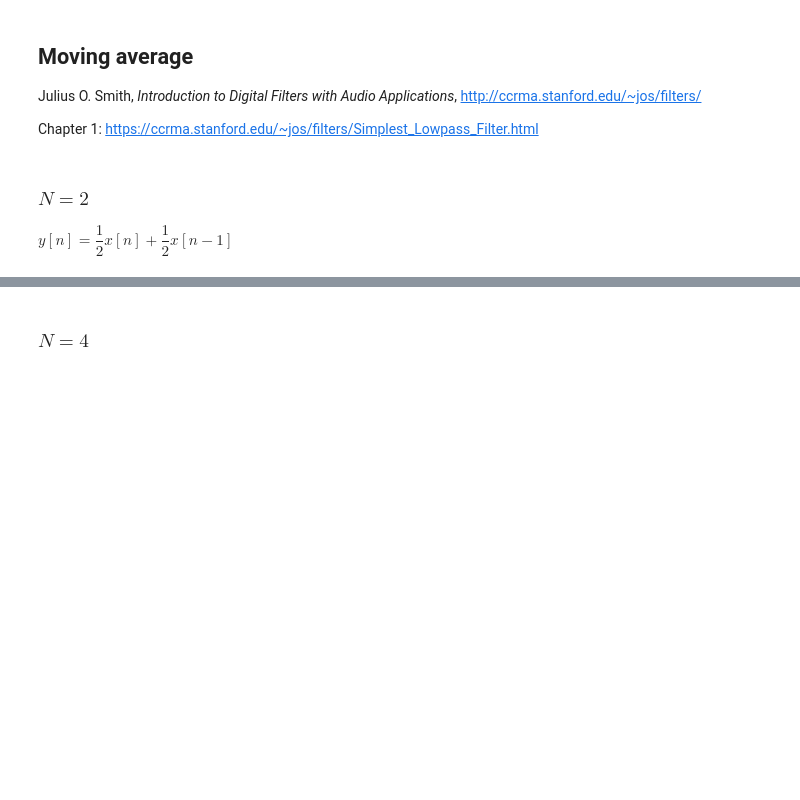
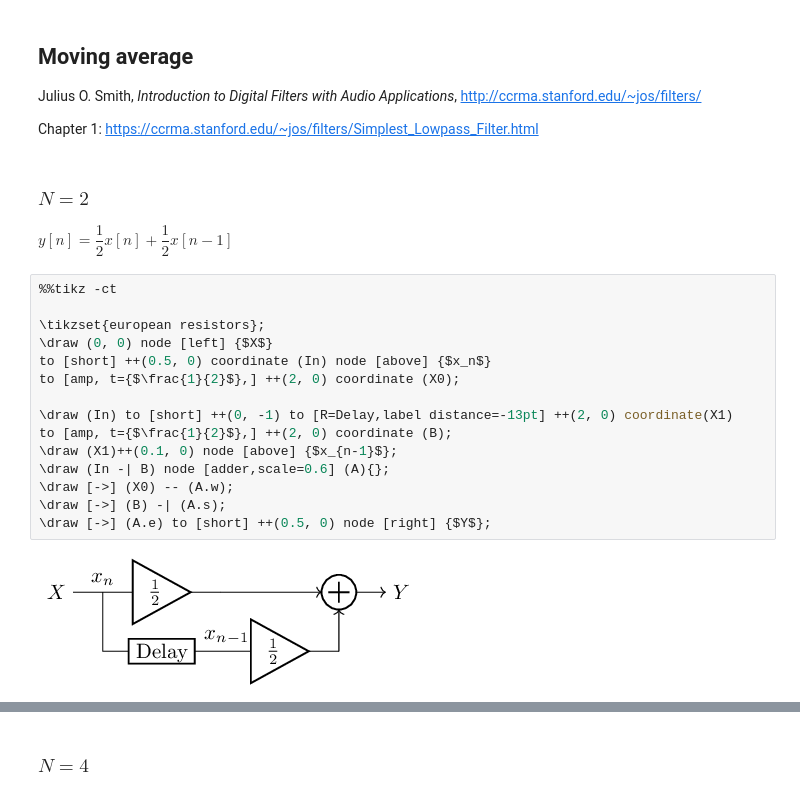
Before and after one commit to chenshuo/notes, a Jupyter notebook: dsp_labs/1-dlti.ipynb, the cells around one changed output, grey strips where cells are left out. Saved outputs shown, nothing was run; the diff lists cells and outputs as text; blank space fills up the shorter version.

```diff
--- a/dsp_labs/1-dlti.ipynb
+++ b/dsp_labs/1-dlti.ipynb
@@ -139,3 +185,20 @@ Chapter 1: https://ccrma.stanford.edu/~jos/filters/Simplest_Lowpass_Filter.html
 ### $N=2$
 
 $y[n] = \dfrac{1}{2}x[n]+\dfrac{1}{2}x[n-1]$
+# %%
+%%tikz -ct
+
+\tikzset{european resistors};
+\draw (0, 0) node [left] {$X$}
+to [short] ++(0.5, 0) coordinate (In) node [above] {$x_n$}
+to [amp, t={$\frac{1}{2}$},] ++(2, 0) coordinate (X0);
+
+\draw (In) to [short] ++(0, -1) to [R=Delay,label distance=-13pt] ++(2, 0) coordinate(X1)
+to [amp, t={$\frac{1}{2}$},] ++(2, 0) coordinate (B);
+\draw (X1)++(0.1, 0) node [above] {$x_{n-1}$};
+\draw (In -| B) node [adder,scale=0.6] (A){};
+\draw [->] (X0) -- (A.w);
+\draw [->] (B) -| (A.s);
+\draw [->] (A.e) to [short] ++(0.5, 0) node [right] {$Y$};
+# %% [output]
+[figure, added]
```
Also changed, not shown: parts of 103 cells of this notebook, 14 other files.
